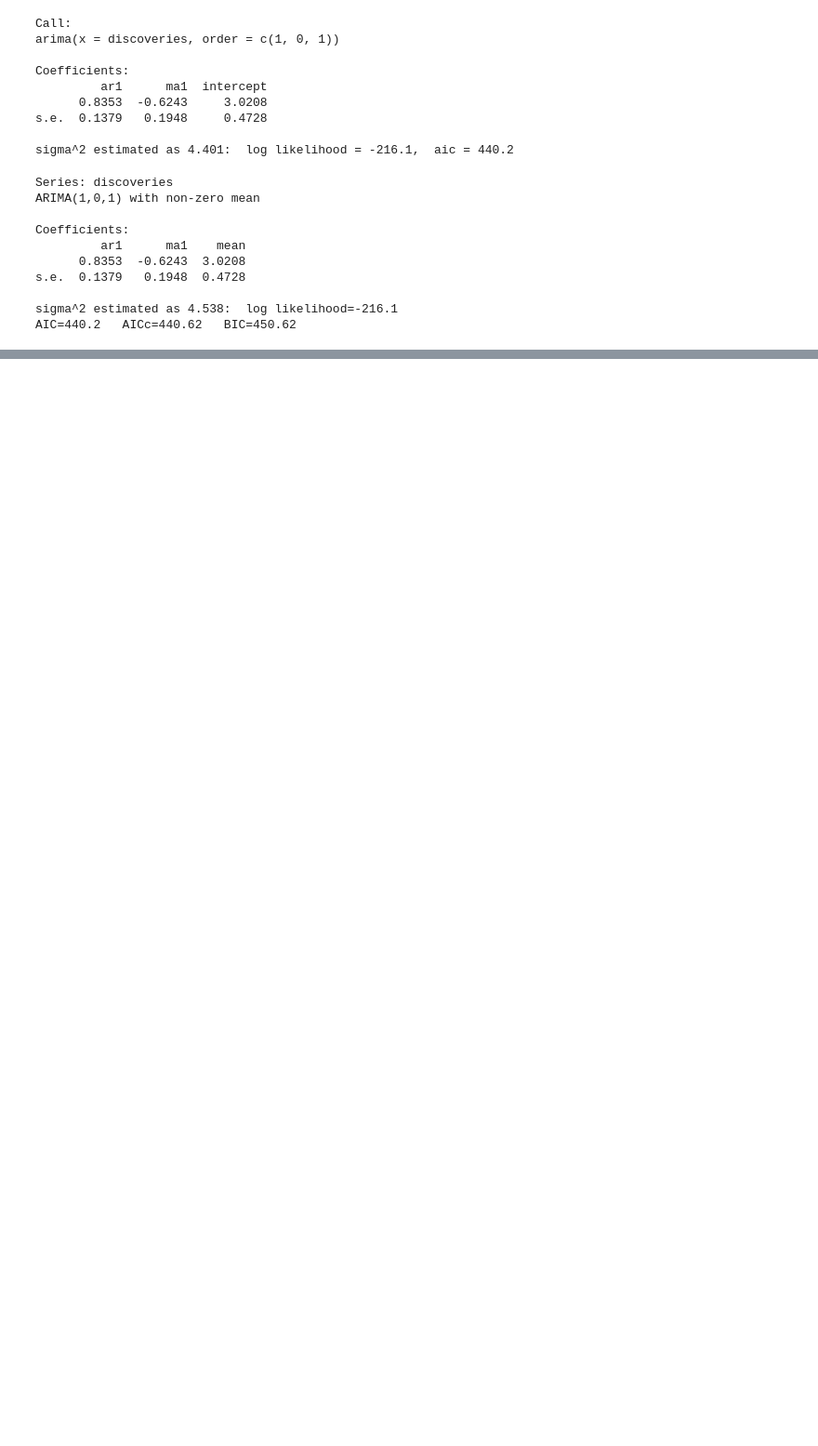
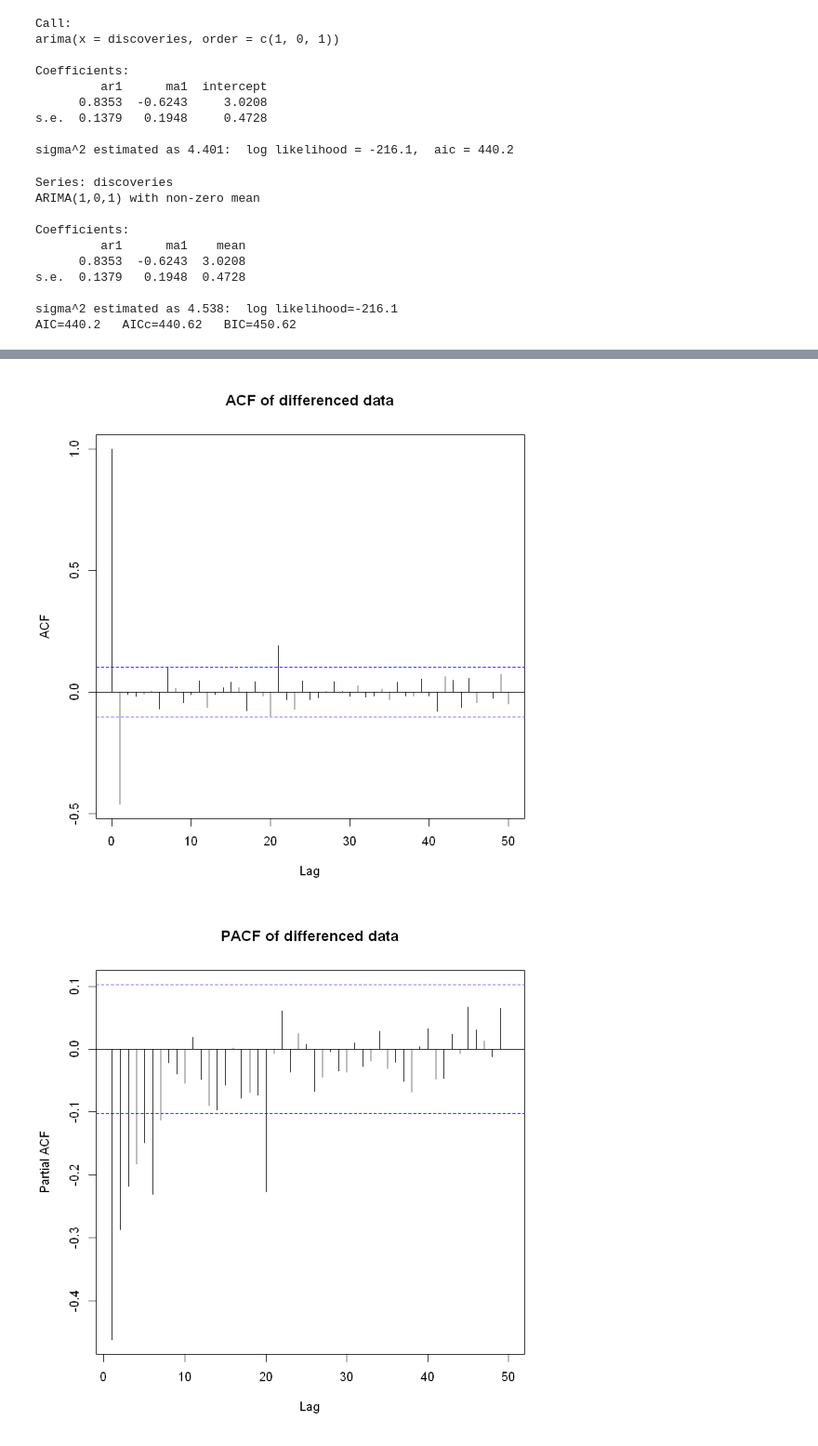
Before and after one commit to Lucas-Okamura/Timeseries-University-NY, a Jupyter notebook: notebooks/week5_AIC_ARMA_ARIMA.ipynb, the cells around one changed output, grey strips where cells are left out. Shown at 93% size. Cells and saved outputs as stored; diff of their text form; code cells hidden in the pictures; blank space fills up the shorter version.

```diff
--- a/notebooks/week5_AIC_ARMA_ARIMA.ipynb
+++ b/notebooks/week5_AIC_ARMA_ARIMA.ipynb
@@ -193,0 +254,7 @@ AIC=440.2   AICc=440.62   BIC=450.62
+# %%
+# acf and pacf of the differenced data
+acf(diff(number_of_births), main='ACF of differenced data', 50)
+pacf(diff(number_of_births), main='PACF of differenced data', 50)
+# %% [output]
+[figure, added]
+[figure, added]
```
Also changed, not shown: parts of 14 cells of this notebook, 1 other file.
